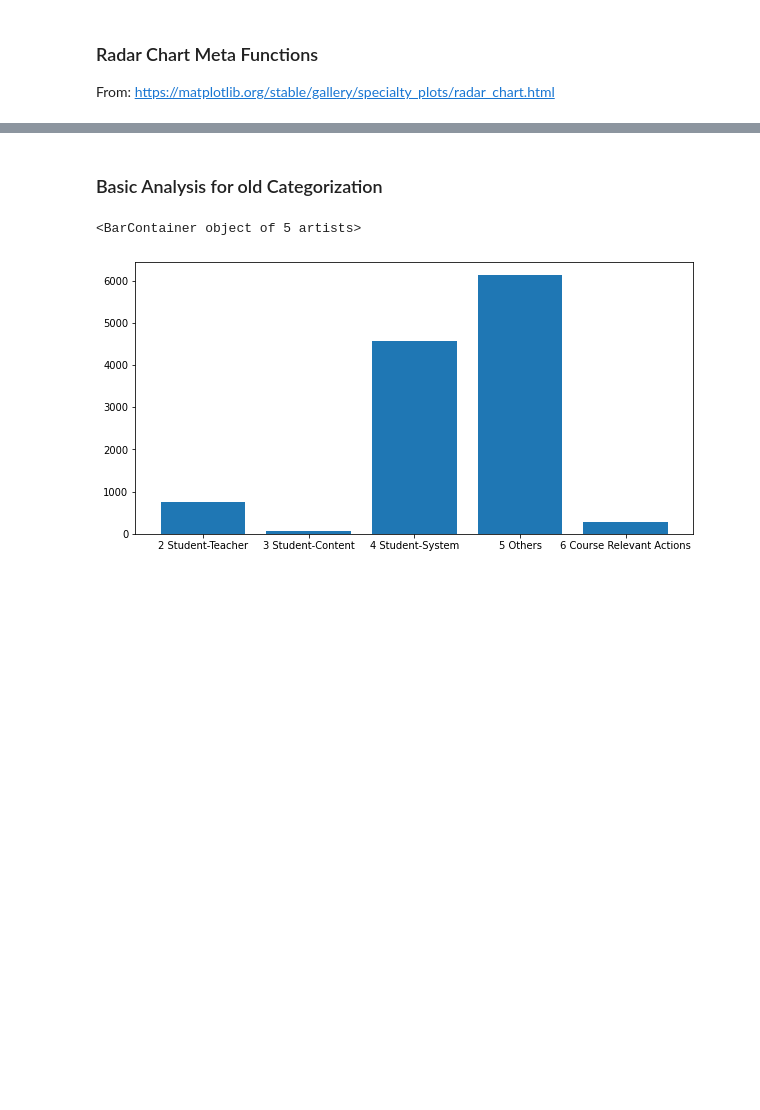
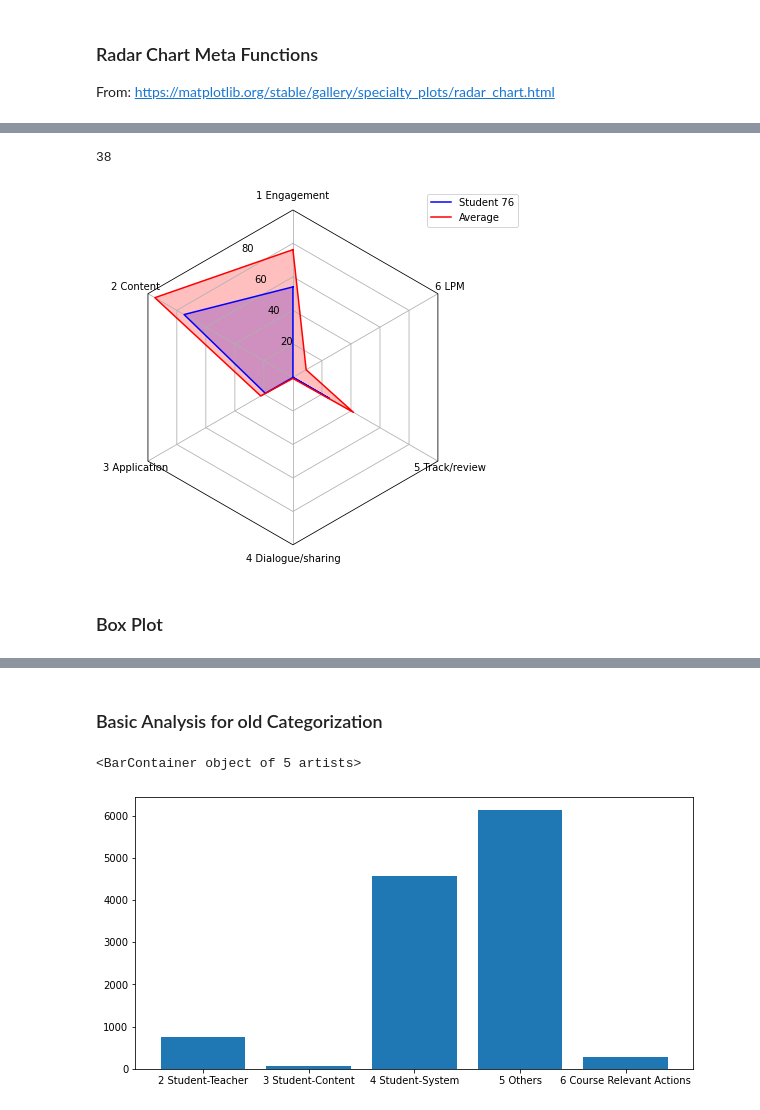
Before and after one commit to ugGit/mdl_interactions_plugin, a Jupyter notebook: lanalzyer/category_mapper.ipynb, the cells around one changed output, grey strips where cells are left out. Drawn from its saved outputs; the diff is of its cells as text; code cells hidden in the pictures; blank space fills up the shorter version.

```diff
--- a/lanalzyer/category_mapper.ipynb
+++ b/lanalzyer/category_mapper.ipynb
@@ -445,0 +354,3 @@ if __name__ == '__main__':
+# %%
+newlc_sum = overview_newlc.groupby("newlc").sum()["count"]
+newlc_sum
@@ -445,0 +366,25 @@ if __name__ == '__main__':
+# %%
+nbr_users = len(overview_newlc["userid"].unique())
+nbr_users
+# %% [output]
+38
+# %%
+def compare_student_to_average(userid):
+  # compute average data
+  newlc_sum = overview_newlc.groupby("newlc").sum()["count"]
+  nbr_users = len(overview_newlc["userid"].unique())
+  average = newlc_sum.divide(nbr_users).values
+
+  # plot comparision
+  data = [
+    get_events_per_category_for_student(userid),
+    average
+  ]
+  data_labels = (f'Student {userid}', f'Average')
+  plot_radar_chart(data, data_labels)
+# %%
+compare_student_to_average(76)
+# %% [output]
+[figure, added]
+# %% [markdown]
+### Box Plot
```
Also changed, not shown: parts of 20 cells of this notebook.
